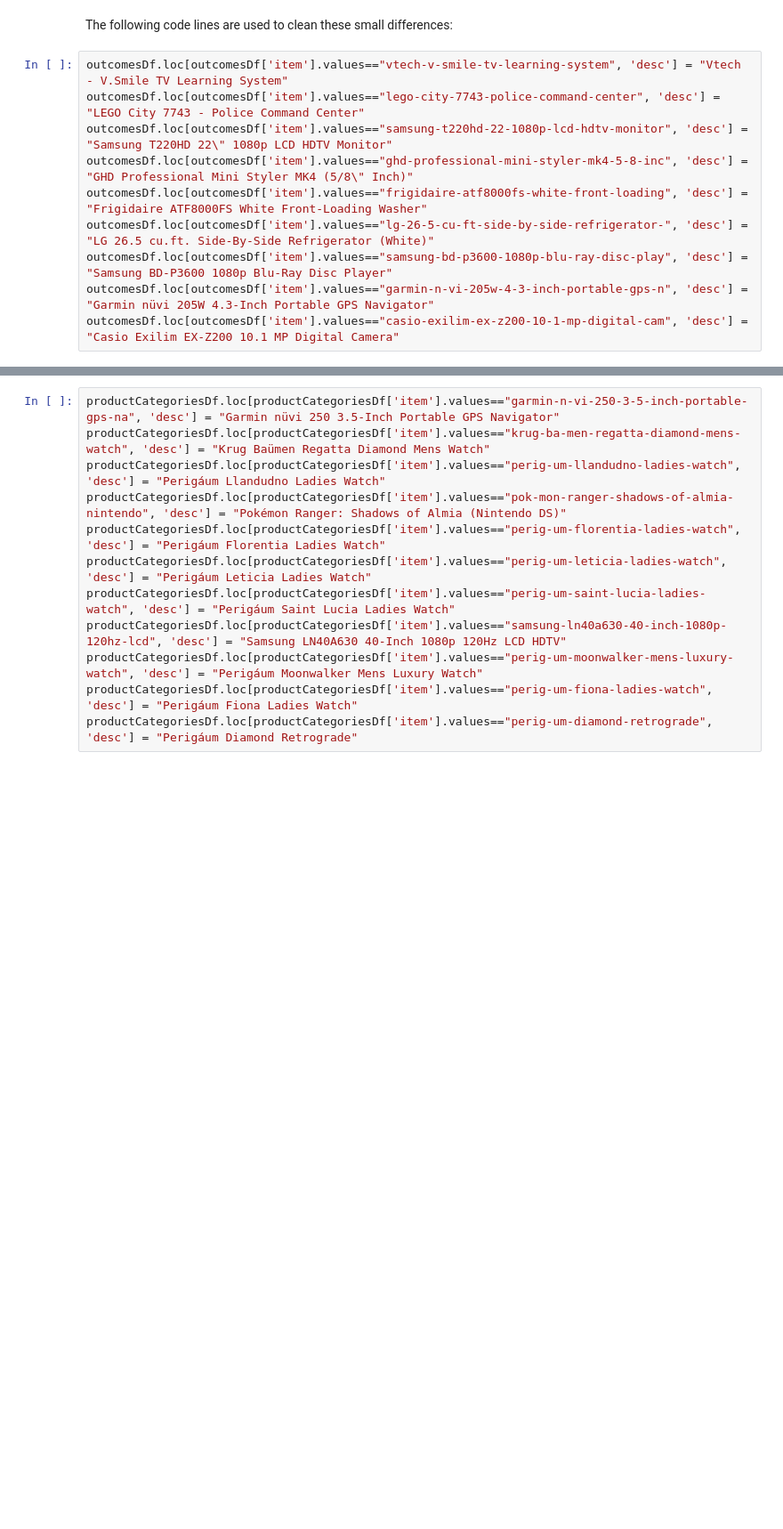
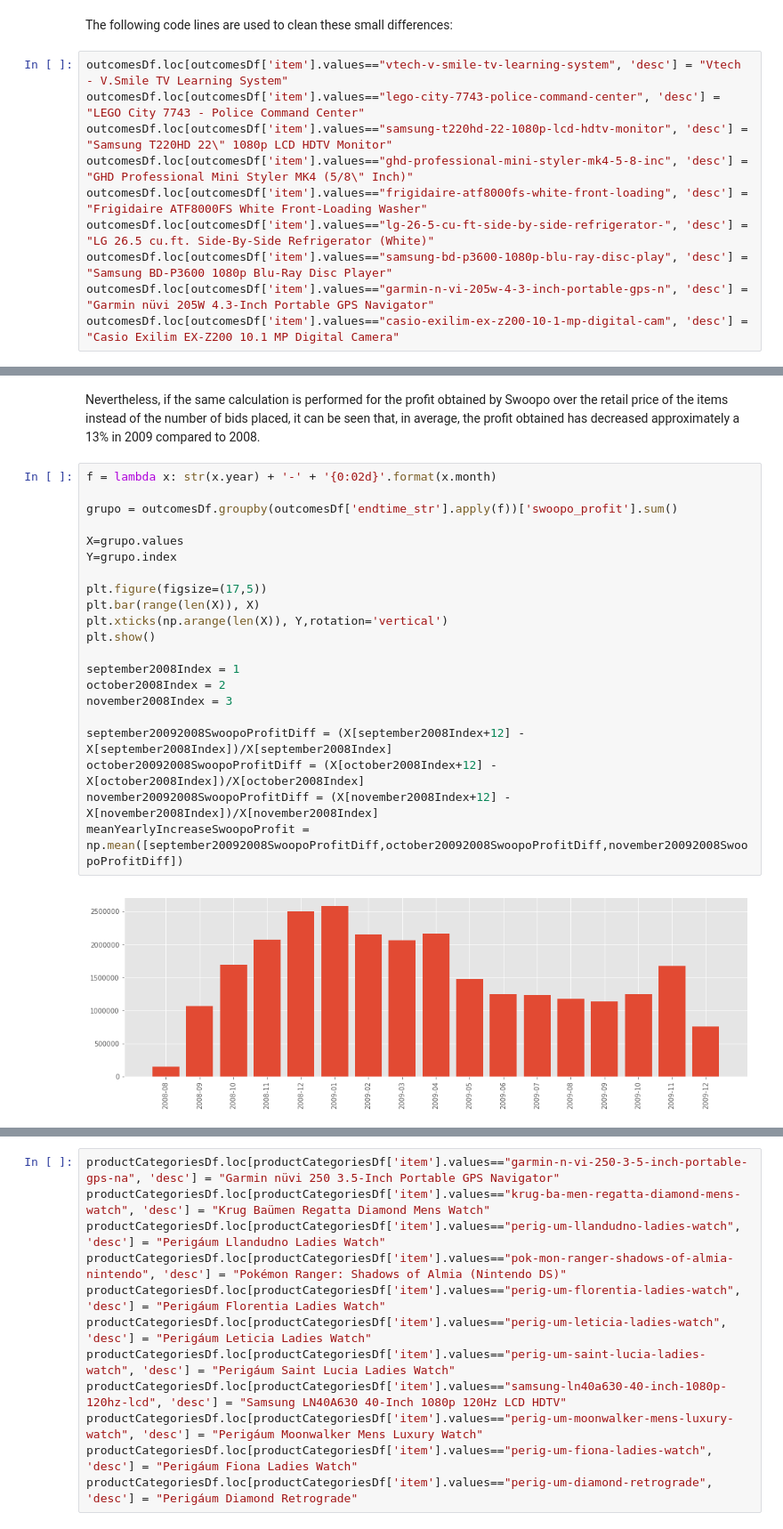
Before and after one commit to sergio-valmorisco-sierra/tfm_data_science_sergio_valmorisco_sierra, a Jupyter notebook: Estadisticas.ipynb, the cells around one changed output, grey strips where cells are left out. Shown at 89% size. Drawn from its saved outputs; the diff is of its cells as text; blank space fills up the shorter version.

```diff
--- a/Estadisticas.ipynb
+++ b/Estadisticas.ipynb
@@ -297,0 +491,25 @@ len(outcomesDf['winner'].unique())
+# %% [markdown]
+Nevertheless, if the same calculation is performed for the profit obtained by Swoopo over the retail price of the items instead of the number of bids placed, it can be seen that, in average, the profit obtained has decreased approximately a 13% in 2009 compared to 2008.
+# %%
+f = lambda x: str(x.year) + '-' + '{0:02d}'.format(x.month)
+
+grupo = outcomesDf.groupby(outcomesDf['endtime_str'].apply(f))['swoopo_profit'].sum()
+
+X=grupo.values
+Y=grupo.index
+
+plt.figure(figsize=(17,5))
+plt.bar(range(len(X)), X)
+plt.xticks(np.arange(len(X)), Y,rotation='vertical')
+plt.show()
+
+september2008Index = 1
+october2008Index = 2
+november2008Index = 3
+
+september20092008SwoopoProfitDiff = (X[september2008Index+12] - X[september2008Index])/X[september2008Index]
+october20092008SwoopoProfitDiff = (X[october2008Index+12] - X[october2008Index])/X[october2008Index]
+november20092008SwoopoProfitDiff = (X[november2008Index+12] - X[november2008Index])/X[november2008Index]
+meanYearlyIncreaseSwoopoProfit = np.mean([september20092008SwoopoProfitDiff,october20092008SwoopoProfitDiff,november20092008SwoopoProfitDiff])
+# %% [output]
+[figure, added]
```
Also changed, not shown: parts of 88 cells of this notebook.
